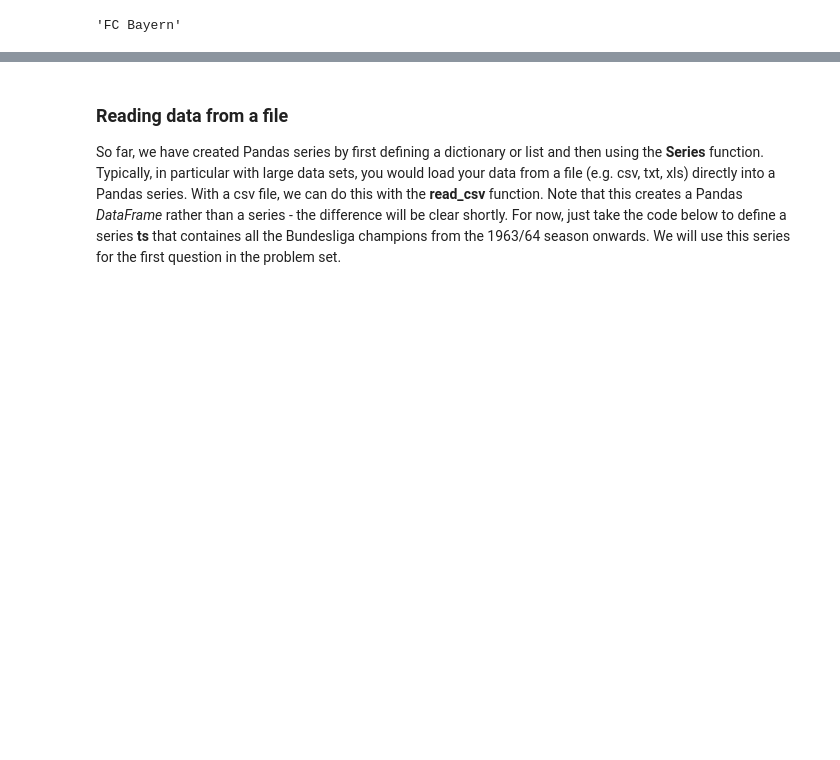
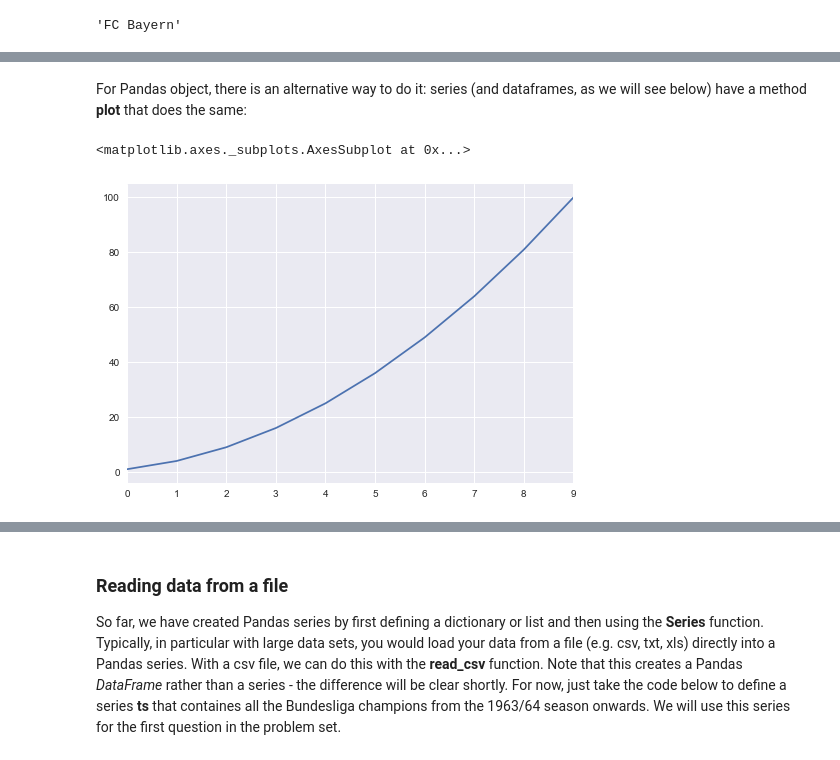
Before and after one commit to Moony2D/Python-Intro-ifo, a Jupyter notebook: PyIntro_Pandas.ipynb, the cells around one changed output, grey strips where cells are left out. Cells and saved outputs as stored; diff of their text form; code cells hidden in the pictures; blank space fills up the shorter version.

```diff
--- a/PyIntro_Pandas.ipynb
+++ b/PyIntro_Pandas.ipynb
@@ -331,0 +334,7 @@ ax.plot(ts2)
+# %% [markdown]
+For Pandas object, there is an alternative way to do it: series (and dataframes, as we will see below) have a method **plot** that does the same:
+# %%
+ts2.plot()
+# %% [output]
+<matplotlib.axes._subplots.AxesSubplot at 0x...>
+[figure, added]
```
Also changed, not shown: parts of 111 cells of this notebook.
